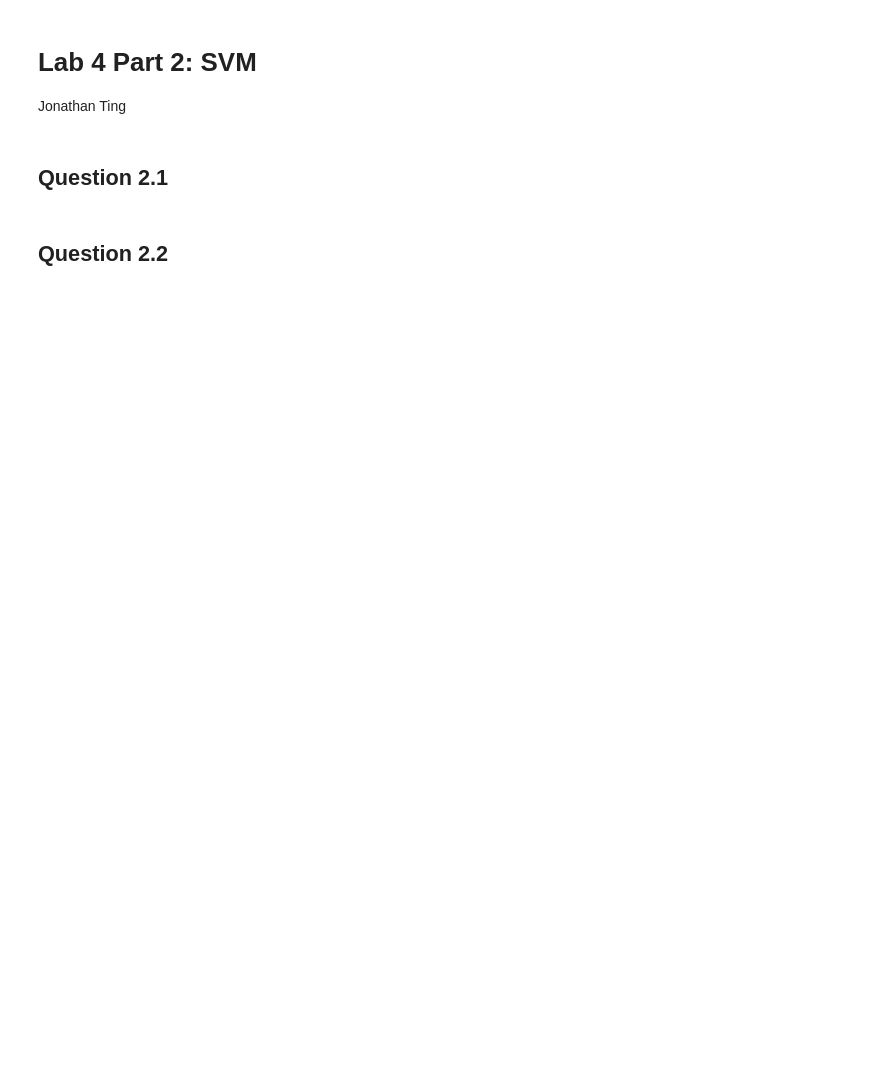
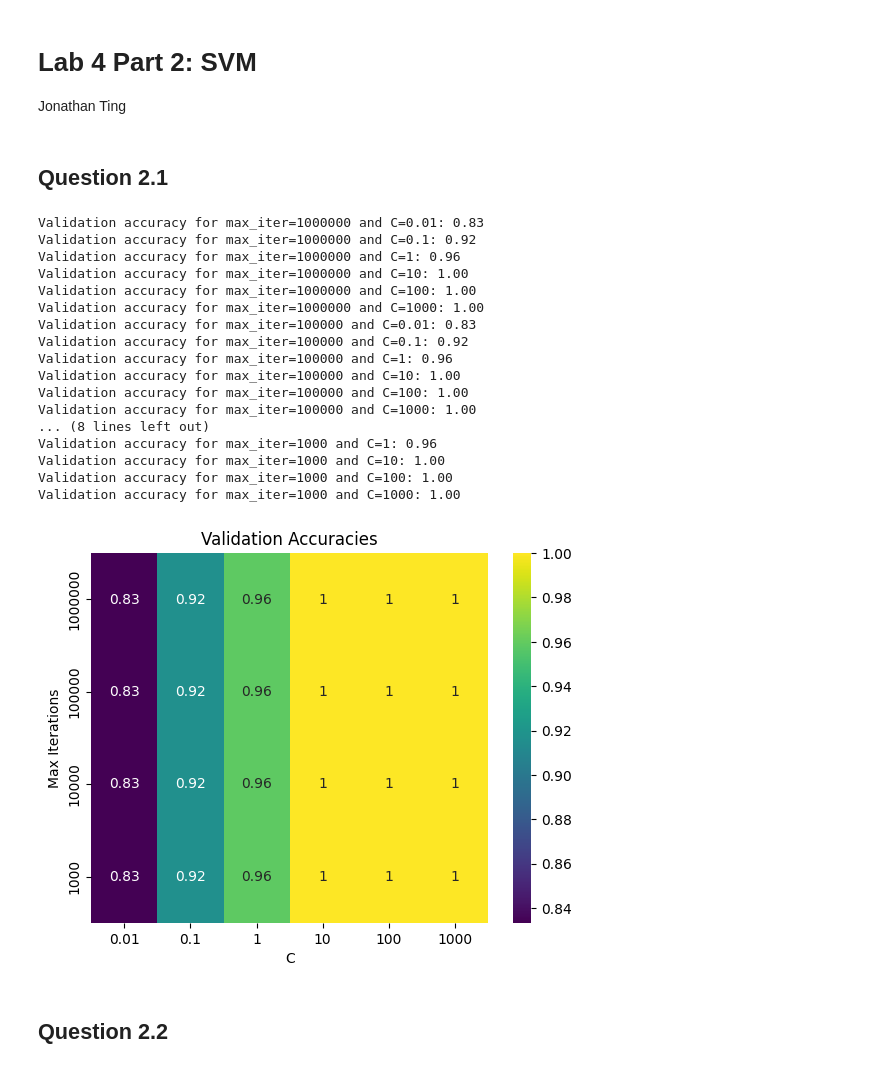
Before and after one commit to j-thy/cs425-lab4, a Jupyter notebook: lab4p2.ipynb, the cells around one changed output. Cells and saved outputs as stored; diff of their text form; code cells hidden in the pictures; blank space fills up the shorter version.

```diff
--- a/lab4p2.ipynb
+++ b/lab4p2.ipynb
@@ -2,13 +2,28 @@
 # Lab 4 Part 2: SVM
 Jonathan Ting
 # %%
+import pandas as pd
+import numpy as np
+import matplotlib.pyplot as plt
+import seaborn as sns
+
+from sklearn.model_selection import train_test_split
+from sklearn.svm import LinearSVC
+from sklearn.pipeline import make_pipeline
+from sklearn.preprocessing import StandardScaler
+
+
+
 # Read in the Stars.csv dataset using pandas
-    # Create the y label vector, which will be the Type column.
+df = pd.read_csv('Stars.csv')
+# Create the y label vector, which will be the Type column.
+y = df['Type']
 # The features we will be using for prediction are the columns:
     # Temperature
     # L
     # R
     # A_M
+X = df[['Temperature', 'L', 'R', 'A_M']]
 # Anywhere you are asked to create a train-test split on the data, you should use:
     # Fixed random state for the LinearSVC classifier throughout
     # Test size=0.2
@@ -17,15 +32,57 @@ Jonathan Ting
 # %%
 # Finding hyperparameters.
 # Create a validation set and subtraining set from the training set
     # (a single validation set, rather than KFolds)
     # 0.125 of the training set serves as the validation set.
+X_train, X_test, y_train, y_test = train_test_split(X, y, test_size=0.2, random_state=42)
+X_subtrain, X_valid, y_subtrain, y_valid = train_test_split(X_train, y_train, test_size=0.125, random_state=42)
 # Fit the LinearSVC classifier on the training set.
-    # Evaluate on the validation set for all combinations of:
-        # max iter=[1000, 10000, 100000, 1000000]
-        # C=[0.01, 0.1, 1, 10, 100, 1000]
-# Print the validation accuracy for each combination
-    # Show a heatmap comparing the validation accuracies across the combinations.
-        # (include a colorbar)
+max_iter = [1000000, 100000, 10000, 1000]
+C = [0.01, 0.1, 1, 10, 100, 1000]
+
+# Create a numpy array to hold the validation accuracies for each combination of max_iter and C.
+df_out = np.zeros((len(max_iter), len(C)))
+
+# Evaluate on the validation set for all combinations of:
+# max iter=[1000, 10000, 100000, 1000000]
+for i in max_iter:
+    # C=[0.01, 0.1, 1, 10, 100, 1000]
+    for j in C:
+        svc = make_pipeline(StandardScaler(), LinearSVC(dual="auto", random_state=42, max_iter=i, C=j))
+        svc.fit(X_subtrain, y_subtrain)
+        # Print the validation accuracy for each combination
+        svc_score = svc.score(X_valid, y_valid)
+        print(f'Validation accuracy for max_iter={i} and C={j}: {svc_score:.2f}')
+        # Store the validation accuracy in the numpy array.
+        df_out[max_iter.index(i)][C.index(j)] = svc_score
+# Show a heatmap comparing the validation accuracies across the combinations.
+# (include a colorbar)
+sns.heatmap(df_out, annot=True, cmap='viridis')
+plt.xlabel('C')
+plt.ylabel('Max Iterations')
+plt.xticks(np.arange(len(C))+0.5, C)
+plt.yticks(np.arange(len(max_iter))+0.5, max_iter)
+plt.title('Validation Accuracies')
+plt.show()
+# %% [output]
+Validation accuracy for max_iter=1000000 and C=0.01: 0.83
+Validation accuracy for max_iter=1000000 and C=0.1: 0.92
+Validation accuracy for max_iter=1000000 and C=1: 0.96
+Validation accuracy for max_iter=1000000 and C=10: 1.00
+Validation accuracy for max_iter=1000000 and C=100: 1.00
+Validation accuracy for max_iter=1000000 and C=1000: 1.00
+Validation accuracy for max_iter=100000 and C=0.01: 0.83
+Validation accuracy for max_iter=100000 and C=0.1: 0.92
+Validation accuracy for max_iter=100000 and C=1: 0.96
+Validation accuracy for max_iter=100000 and C=10: 1.00
+Validation accuracy for max_iter=100000 and C=100: 1.00
+Validation accuracy for max_iter=100000 and C=1000: 1.00
+... (8 lines left out)
+Validation accuracy for max_iter=1000 and C=1: 0.96
+Validation accuracy for max_iter=1000 and C=10: 1.00
+Validation accuracy for max_iter=1000 and C=100: 1.00
+Validation accuracy for max_iter=1000 and C=1000: 1.00
+[figure, added]
 # %% [markdown]
 ## Question 2.2
 # %%
```
Also changed, not shown: parts of 1 cell of this notebook, 2 other files.
